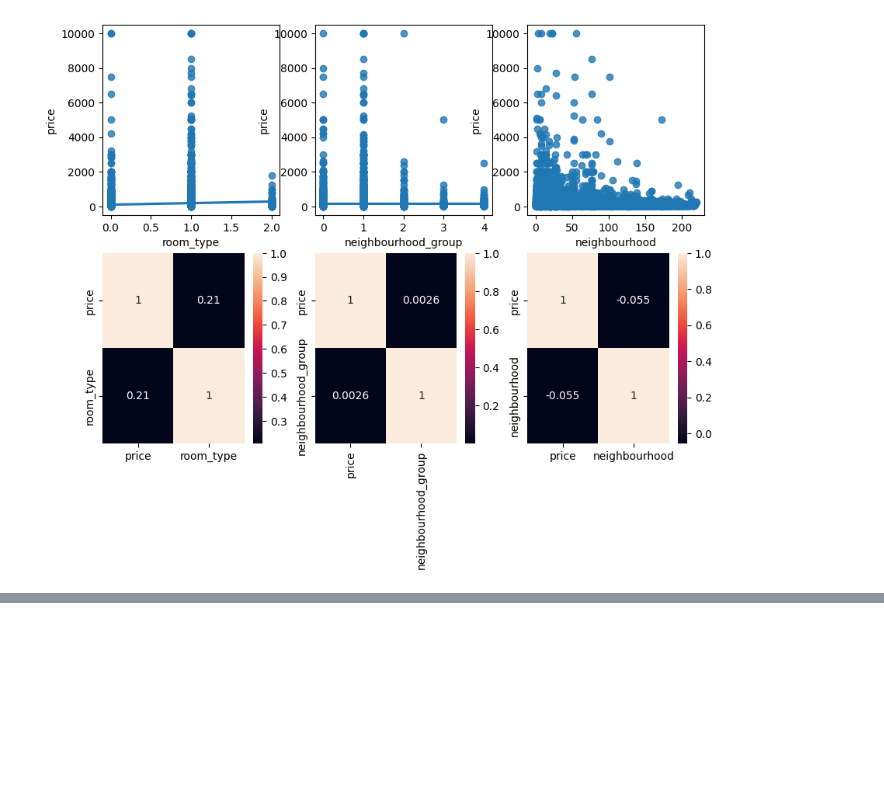
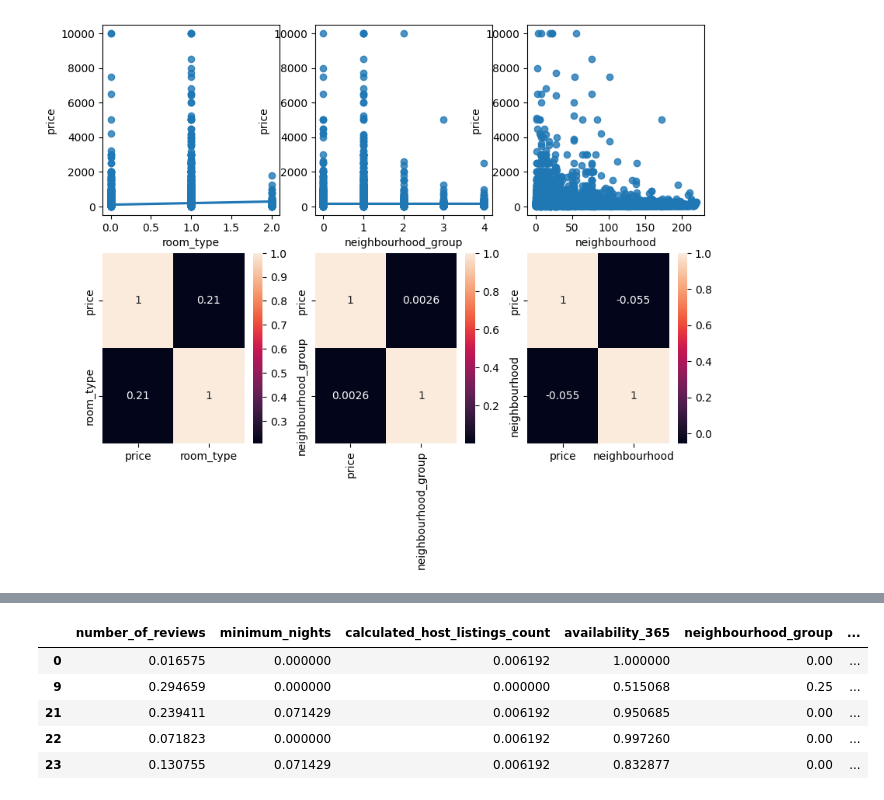
Before and after one commit to goodpaulo/data-preprocessing-project-tutorial, a Jupyter notebook: explore.ipynb, the cells around one changed output, grey strips where cells are left out. Drawn from its saved outputs; the diff is of its cells as text; code cells hidden in the pictures; blank space fills up the shorter version.

```diff
--- a/explore.ipynb
+++ b/explore.ipynb
@@ -83,0 +125,7 @@ sns.heatmap(total_data[["price", "neighbourhood"]].corr(), annot = True, ax = ax
+# %%
+total_data = total_data[total_data["price"] > 0]
+count_0 = total_data[total_data["price"] == 0].shape[0]
+count_1 = total_data[total_data["price"] == 1].shape[0]
+
+print("Count of 0: ", count_0)
+print("Count of 1: ", count_1)
@@ -83,0 +158,14 @@ sns.heatmap(total_data[["price", "neighbourhood"]].corr(), annot = True, ax = ax
+# %%
+total_data = total_data[total_data["minimum_nights"] <= 15]
+count_0 = total_data[total_data["minimum_nights"] == 0].shape[0]
+count_1 = total_data[total_data["minimum_nights"] == 1].shape[0]
+count_2 = total_data[total_data["minimum_nights"] == 2].shape[0]
+count_3 = total_data[total_data["minimum_nights"] == 3].shape[0]
+count_4 = total_data[total_data["minimum_nights"] == 4].shape[0]
+
+
+print("Count of 0: ", count_0)
+print("Count of 1: ", count_1)
+print("Count of 2: ", count_2)
+print("Count of 3: ", count_3)
+print("Count of 4: ", count_4)
@@ -83,0 +236,2 @@ sns.heatmap(total_data[["price", "neighbourhood"]].corr(), annot = True, ax = ax
+# %%
+total_data = total_data[total_data["calculated_host_listings_count"] > 3]
@@ -83,0 +254,15 @@ sns.heatmap(total_data[["price", "neighbourhood"]].corr(), annot = True, ax = ax
+# %%
+num_variables = ["number_of_reviews", "minimum_nights", "calculated_host_listings_count",
+                 "availability_365", "neighbourhood_group", "room_type"]
+scaler = MinMaxScaler()
+scal_features = scaler.fit_transform(total_data[num_variables])
+df_scal = pd.DataFrame(scal_features, index = total_data.index, columns = num_variables)
+df_scal["price"] = total_data["price"]
+df_scal.head()
+# %% [output]
+|  | number_of_reviews | minimum_nights | calculated_host_listings_count | availability_365 | neighbourhood_group | ... |
+| 0 | 0.016575 | 0.000000 | 0.006192 | 1.000000 | 0.00 | ... |
+| 9 | 0.294659 | 0.000000 | 0.000000 | 0.515068 | 0.25 | ... |
+| 21 | 0.239411 | 0.071429 | 0.006192 | 0.950685 | 0.00 | ... |
+| 22 | 0.071823 | 0.000000 | 0.006192 | 0.997260 | 0.00 | ... |
+| 23 | 0.130755 | 0.071429 | 0.006192 | 0.832877 | 0.00 | ... |
```
Also changed, not shown: parts of 17 cells of this notebook, 1 other file.
